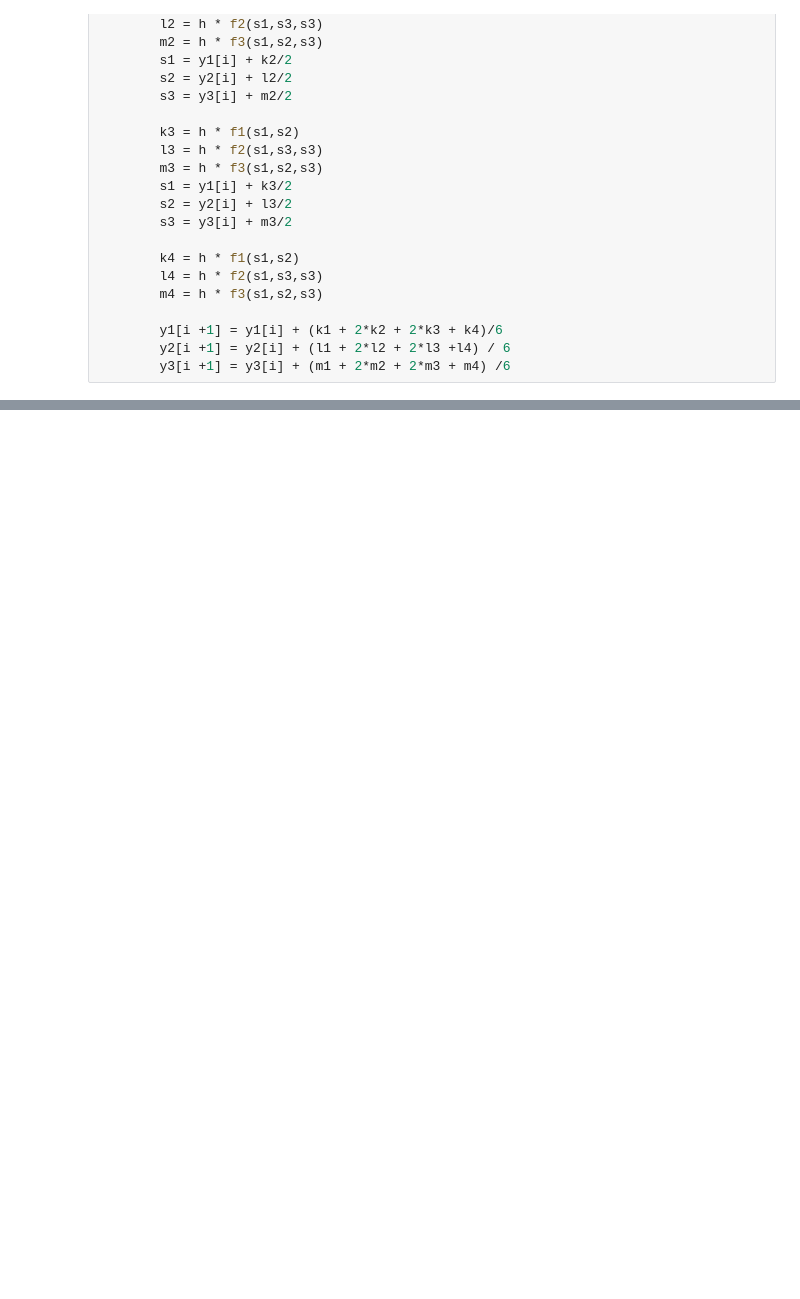
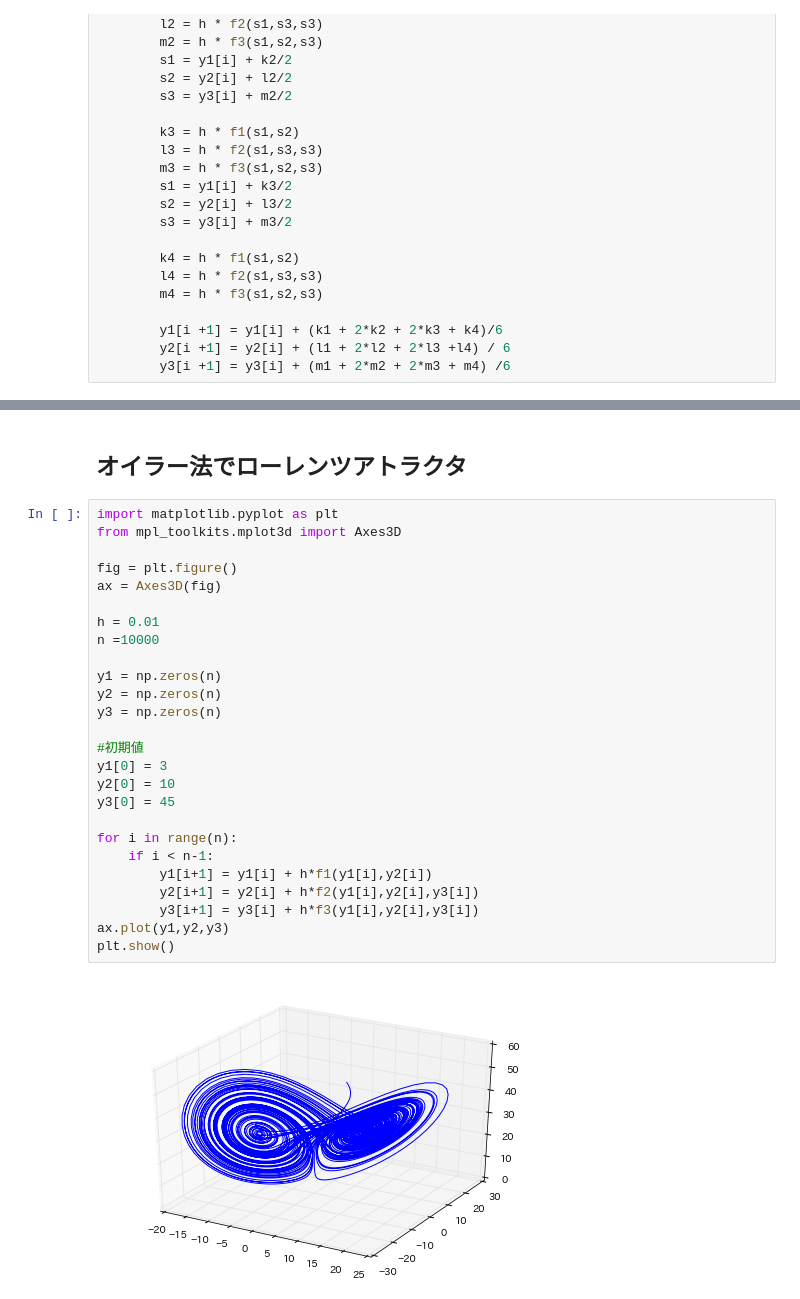
Before and after one commit to oshita-n/ml_page, a Jupyter notebook: python/lorenz.ipynb, the cells around one changed output, grey strips where cells are left out. Drawn from its saved outputs; the diff is of its cells as text; blank space fills up the shorter version.

```diff
--- a/python/lorenz.ipynb
+++ b/python/lorenz.ipynb
@@ -75,0 +78,30 @@ plt.show()
+# %% [markdown]
+## オイラー法でローレンツアトラクタ
+# %%
+import matplotlib.pyplot as plt
+from mpl_toolkits.mplot3d import Axes3D
+
+fig = plt.figure()
+ax = Axes3D(fig)
+
+h = 0.01
+n =10000
+
+y1 = np.zeros(n)
+y2 = np.zeros(n)
+y3 = np.zeros(n)
+
+#初期値
+y1[0] = 3
+y2[0] = 10
+y3[0] = 45
+
+for i in range(n):
+    if i < n-1:
+        y1[i+1] = y1[i] + h*f1(y1[i],y2[i])
+        y2[i+1] = y2[i] + h*f2(y1[i],y2[i],y3[i])
+        y3[i+1] = y3[i] + h*f3(y1[i],y2[i],y3[i])
+ax.plot(y1,y2,y3)
+plt.show()
+# %% [output]
+[figure, added]
```
Also changed, not shown: parts of 3 cells of this notebook.
